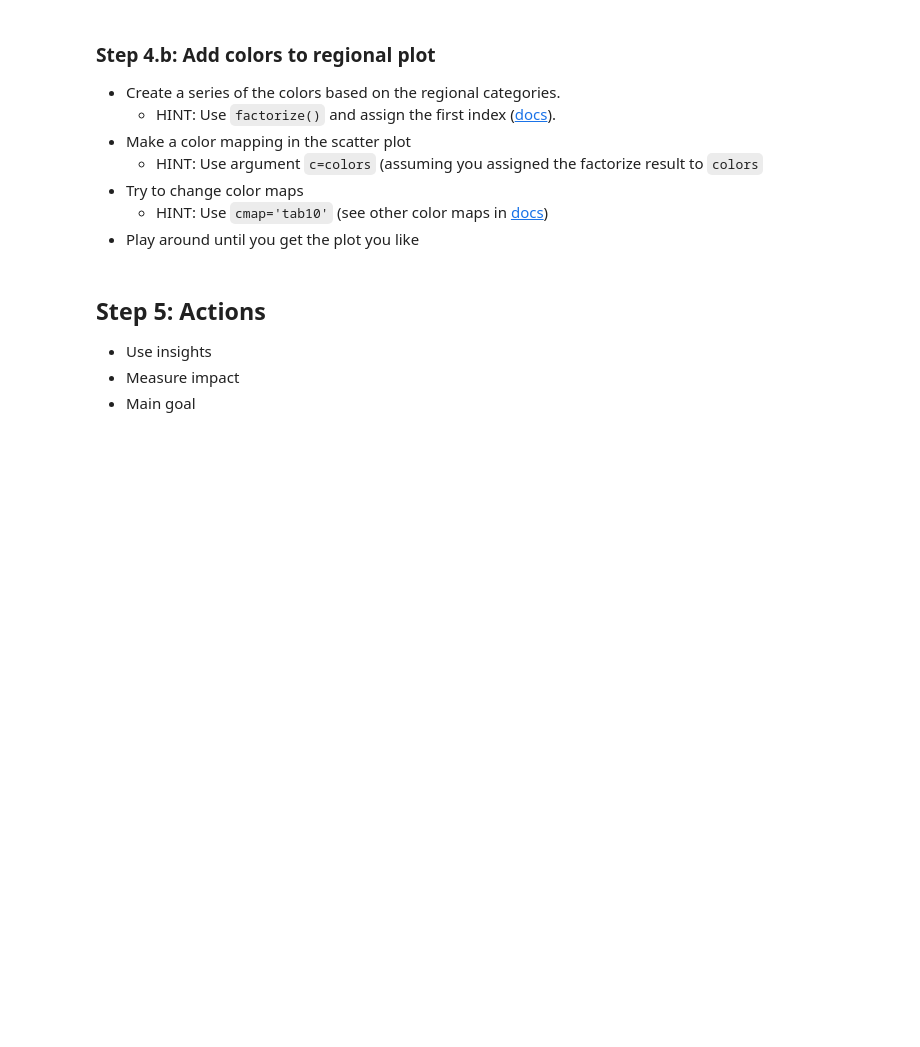
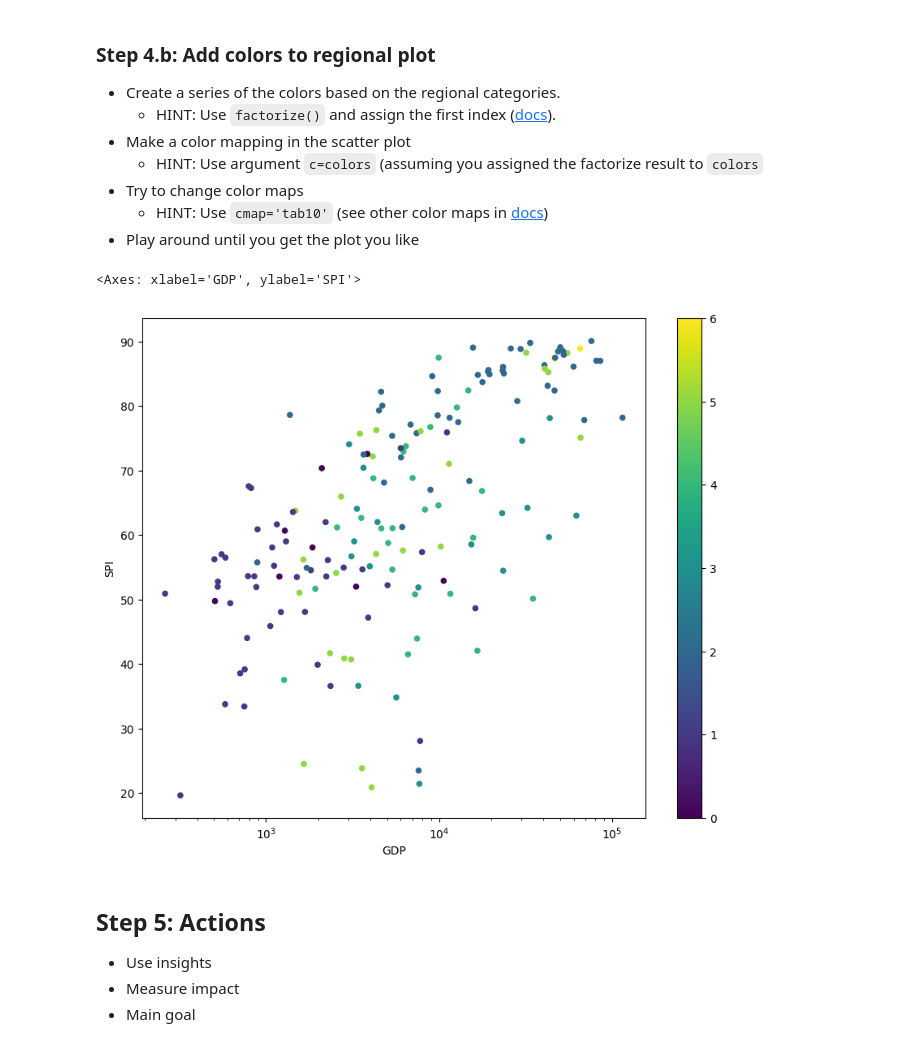
Before and after one commit to karim-mttk/DataScienceEssentials, a Jupyter notebook: 06 - Project - Statistical Performance Indicators (SPI).ipynb, the cells around one changed output. Saved outputs shown, nothing was run; the diff lists cells and outputs as text; code cells hidden in the pictures; blank space fills up the shorter version.

```diff
--- a/06 - Project - Statistical Performance Indicators (SPI).ipynb
+++ b/06 - Project - Statistical Performance Indicators (SPI).ipynb
@@ -241,6 +258,12 @@ Text(0, 0.5, 'Mean Value')
 - Try to change color maps
     - HINT: Use `cmap='tab10'` (see other color maps in [docs](https://matplotlib.org/stable/tutorials/colors/colormaps.html))
 - Play around until you get the plot you like
+# %%
+colors = dataset['Region'].factorize()[0]
+dataset.plot.scatter(x='GDP', y='SPI', c=colors, colormap='viridis', logx=True, figsize=(10, 8))
+# %% [output]
+<Axes: xlabel='GDP', ylabel='SPI'>
+[figure, added]
 # %% [markdown]
 ## Step 5: Actions
 - Use insights
```
Also changed, not shown: parts of 5 cells of this notebook.
